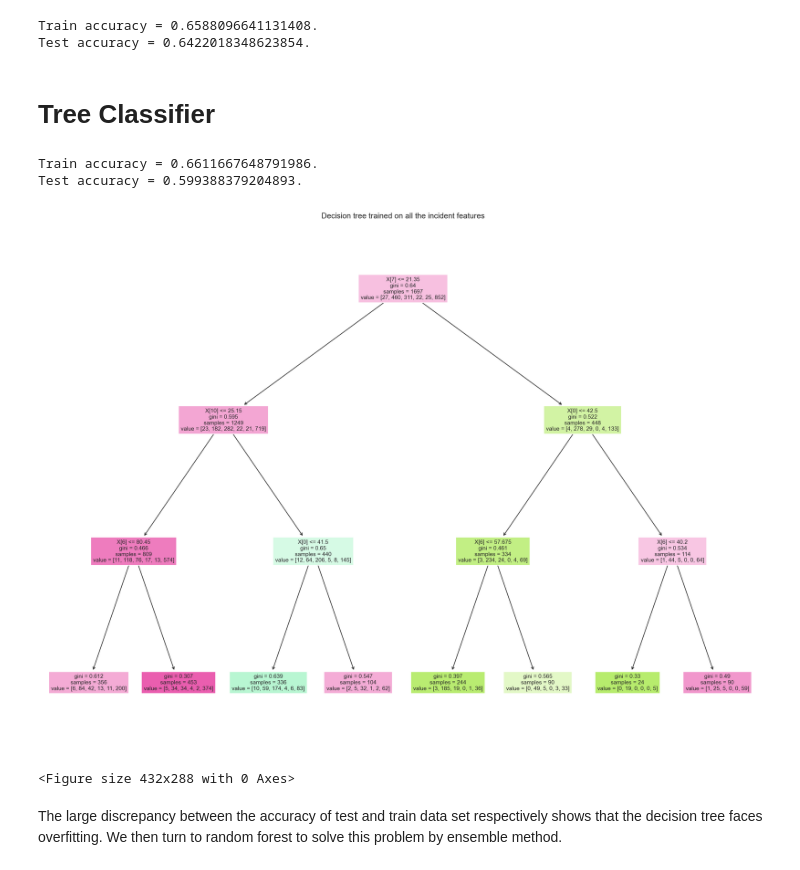
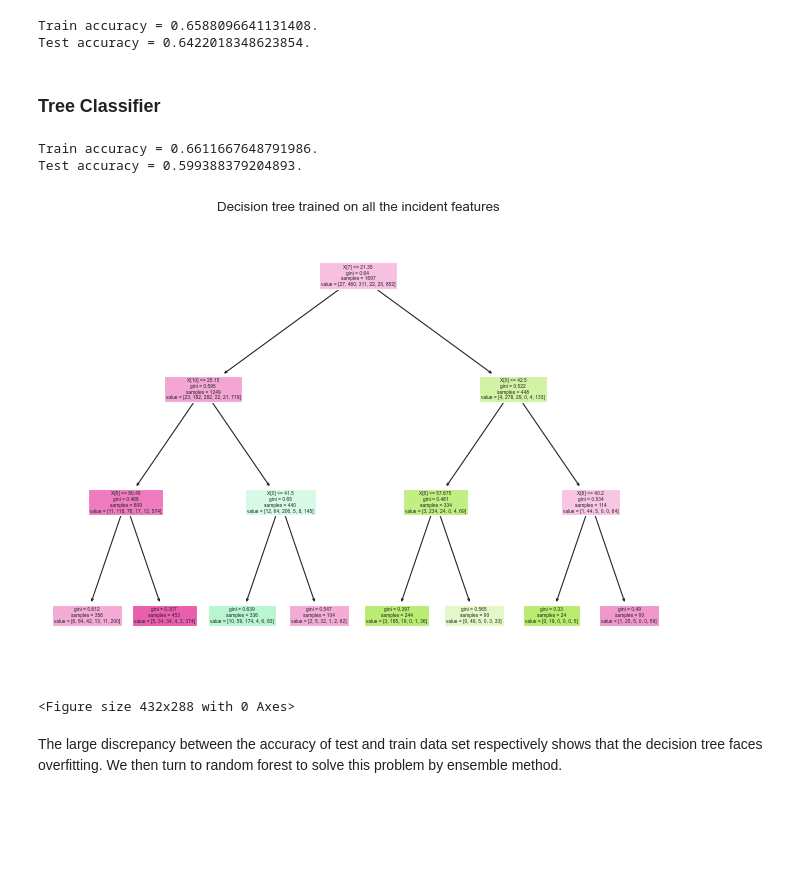
Before and after one commit to csauyong/police-brutality, a Jupyter notebook: analysis.ipynb, the cells around one changed output. Drawn from its saved outputs; the diff is of its cells as text; code cells hidden in the pictures; blank space fills up the shorter version.

```diff
--- a/analysis.ipynb
+++ b/analysis.ipynb
@@ -282,22 +285,22 @@ print(f'Test accuracy = {clf.score(X_test, y_test)}.')
 Train accuracy = 0.6588096641131408.
 Test accuracy = 0.6422018348623854.
 # %% [markdown]
-# Tree Classifier
+### Tree Classifier
 # %%
 clf = DecisionTreeClassifier(max_depth=3)
 clf.fit(X_train, y_train)
 print(f'Train accuracy = {clf.score(X_train, y_train)}.')
 print(f'Test accuracy = {clf.score(X_test, y_test)}.')
 
-plt.figure(figsize=(16, 12), dpi=200)
+plt.figure(figsize=(8, 6), dpi=100)
 plot_tree(clf, filled=True)
 plt.title("Decision tree trained on all the incident features")
 plt.show()
 plt.savefig('incident_tree.png')
 # %% [output]
 Train accuracy = 0.6611667648791986.
 Test accuracy = 0.599388379204893.
-[figure, old version]
+[figure, new version]
 <Figure size 432x288 with 0 Axes>
 # %% [markdown]
 The large discrepancy between the accuracy of test and train data set respectively shows that the decision tree faces overfitting. We then turn to random forest to solve this problem by ensemble method.
```
Also changed, not shown: parts of 20 cells of this notebook, 1 other file.
